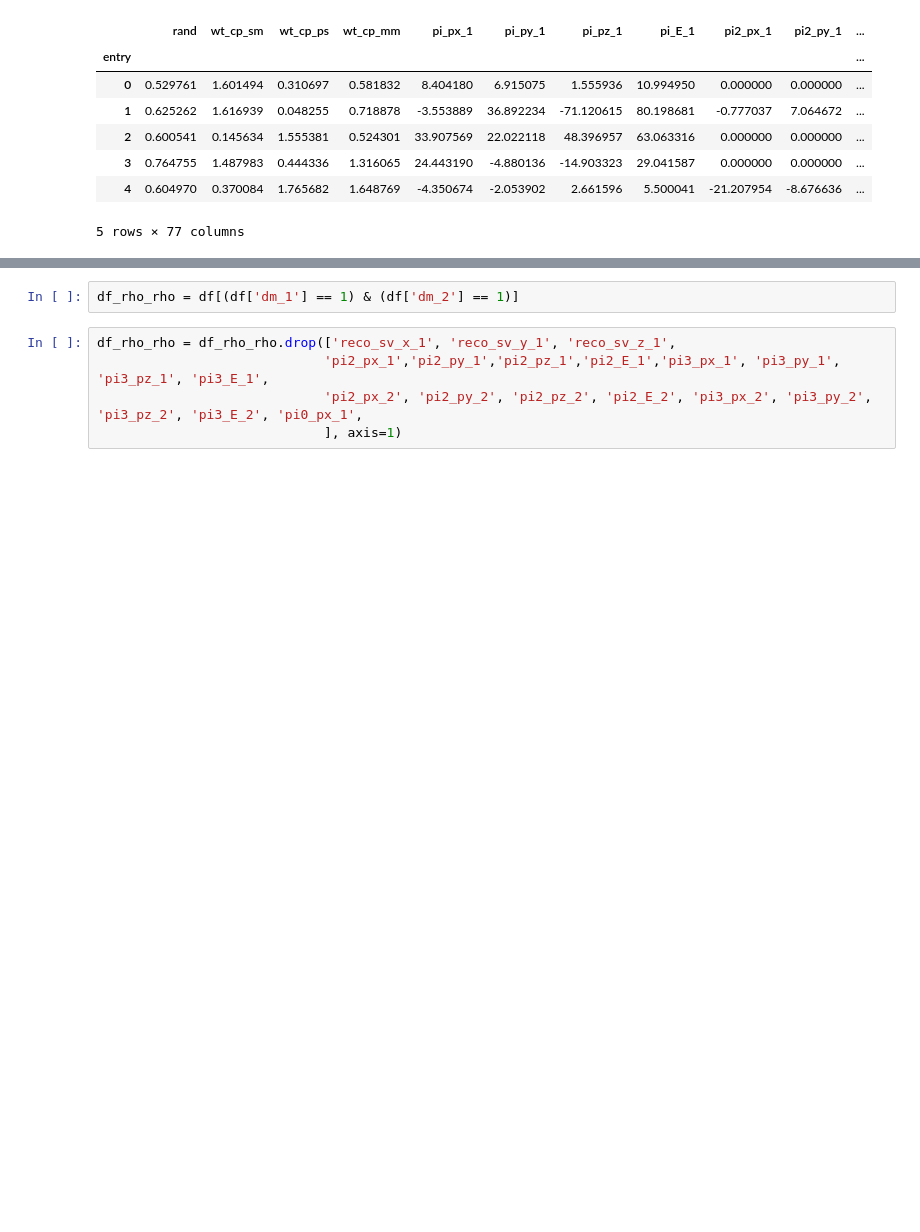
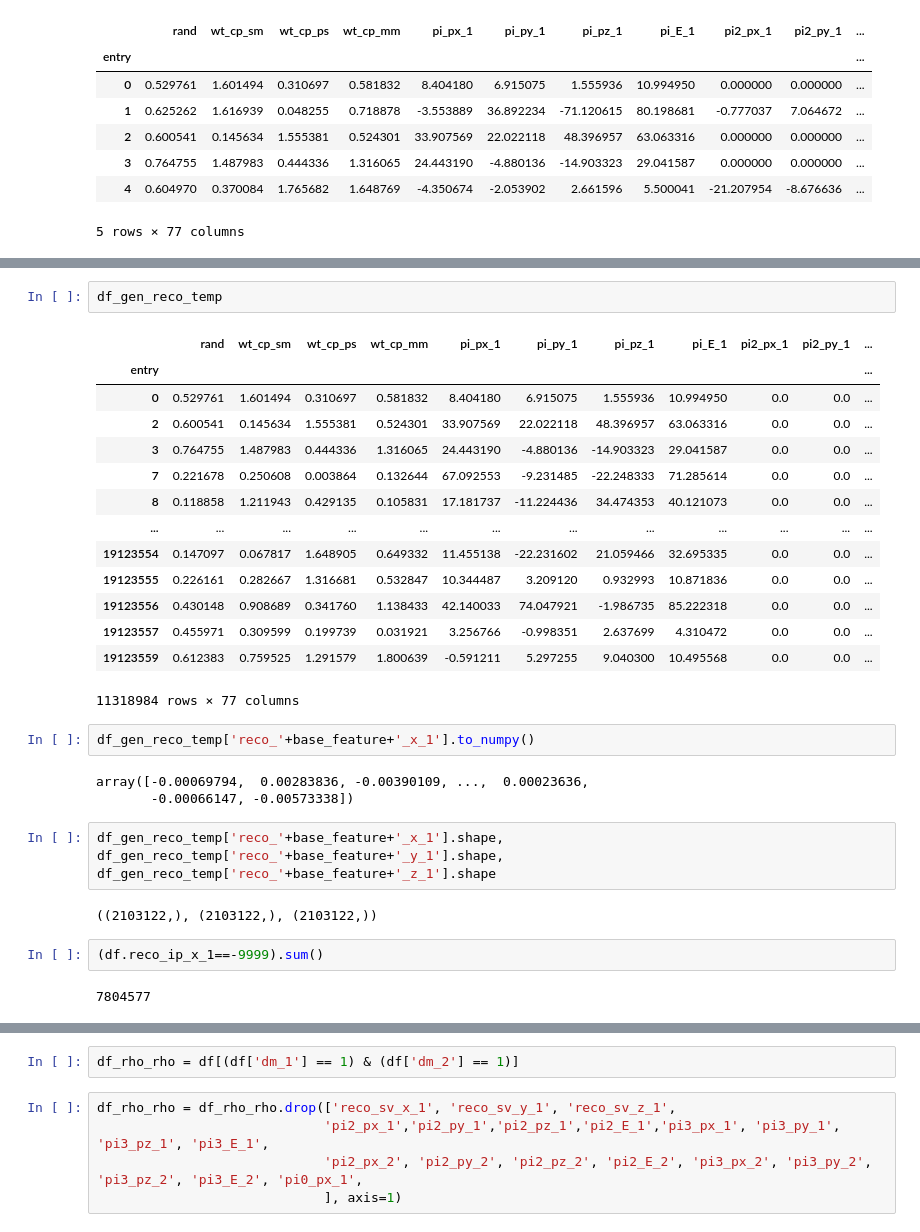
Before and after one commit to stanleyycheung/MSci-Project-HiggsTauTau, a Jupyter notebook: stanley/smearing.ipynb, the cells around one changed output, grey strips where cells are left out. Saved outputs shown, nothing was run; the diff lists cells and outputs as text; blank space fills up the shorter version.

```diff
--- a/stanley/smearing.ipynb
+++ b/stanley/smearing.ipynb
@@ -76,0 +230,30 @@ df.head()
+# %%
+df_gen_reco_temp
+# %% [output]
+|  | rand | wt_cp_sm | wt_cp_ps | wt_cp_mm | pi_px_1 | pi_py_1 | pi_pz_1 | pi_E_1 | pi2_px_1 | pi2_py_1 | ... |
+| entry |  |  |  |  |  |  |  |  |  |  | ... |
+| 0 | 0.529761 | 1.601494 | 0.310697 | 0.581832 | 8.404180 | 6.915075 | 1.555936 | 10.994950 | 0.0 | 0.0 | ... |
+| 2 | 0.600541 | 0.145634 | 1.555381 | 0.524301 | 33.907569 | 22.022118 | 48.396957 | 63.063316 | 0.0 | 0.0 | ... |
+| 3 | 0.764755 | 1.487983 | 0.444336 | 1.316065 | 24.443190 | -4.880136 | -14.903323 | 29.041587 | 0.0 | 0.0 | ... |
+| 7 | 0.221678 | 0.250608 | 0.003864 | 0.132644 | 67.092553 | -9.231485 | -22.248333 | 71.285614 | 0.0 | 0.0 | ... |
+| 8 | 0.118858 | 1.211943 | 0.429135 | 0.105831 | 17.181737 | -11.224436 | 34.474353 | 40.121073 | 0.0 | 0.0 | ... |
+| ... | ... | ... | ... | ... | ... | ... | ... | ... | ... | ... | ... |
+| 19123554 | 0.147097 | 0.067817 | 1.648905 | 0.649332 | 11.455138 | -22.231602 | 21.059466 | 32.695335 | 0.0 | 0.0 | ... |
+| 19123555 | 0.226161 | 0.282667 | 1.316681 | 0.532847 | 10.344487 | 3.209120 | 0.932993 | 10.871836 | 0.0 | 0.0 | ... |
+| 19123556 | 0.430148 | 0.908689 | 0.341760 | 1.138433 | 42.140033 | 74.047921 | -1.986735 | 85.222318 | 0.0 | 0.0 | ... |
+| 19123557 | 0.455971 | 0.309599 | 0.199739 | 0.031921 | 3.256766 | -0.998351 | 2.637699 | 4.310472 | 0.0 | 0.0 | ... |
+| 19123559 | 0.612383 | 0.759525 | 1.291579 | 1.800639 | -0.591211 | 5.297255 | 9.040300 | 10.495568 | 0.0 | 0.0 | ... |
+11318984 rows × 77 columns
+# %%
+df_gen_reco_temp['reco_'+base_feature+'_x_1'].to_numpy()
+# %% [output]
+array([-0.00069794,  0.00283836, -0.00390109, ...,  0.00023636,
+       -0.00066147, -0.00573338])
+# %%
+df_gen_reco_temp['reco_'+base_feature+'_x_1'].shape, df_gen_reco_temp['reco_'+base_feature+'_y_1'].shape, df_gen_reco_temp['reco_'+base_feature+'_z_1'].shape
+# %% [output]
+((2103122,), (2103122,), (2103122,))
+# %%
+(df.reco_ip_x_1==-9999).sum()
+# %% [output]
+7804577
```
Also changed, not shown: parts of 44 cells of this notebook, 10 other files.
